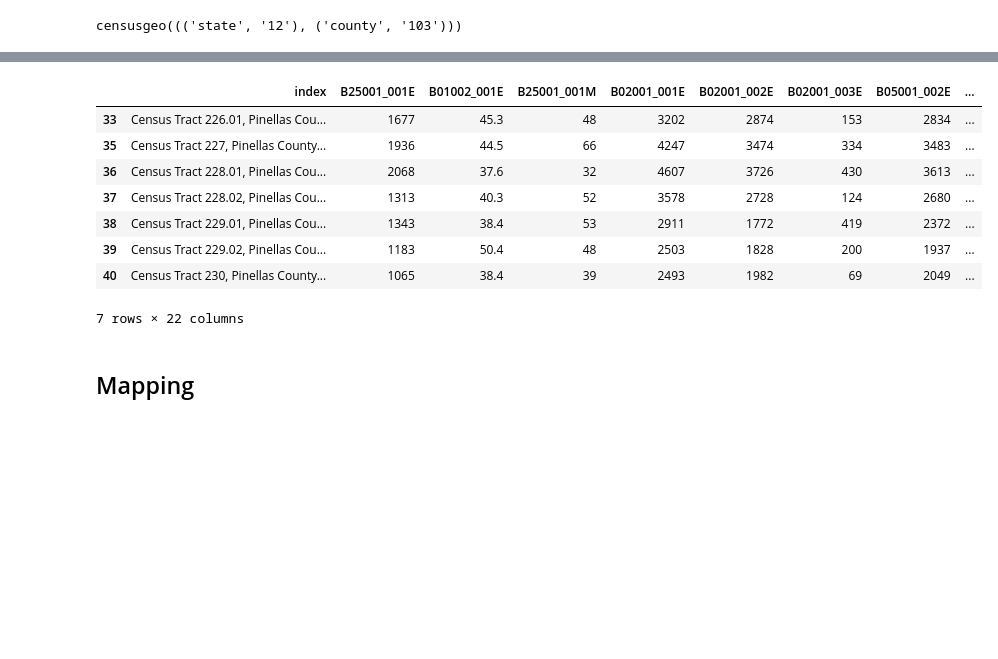
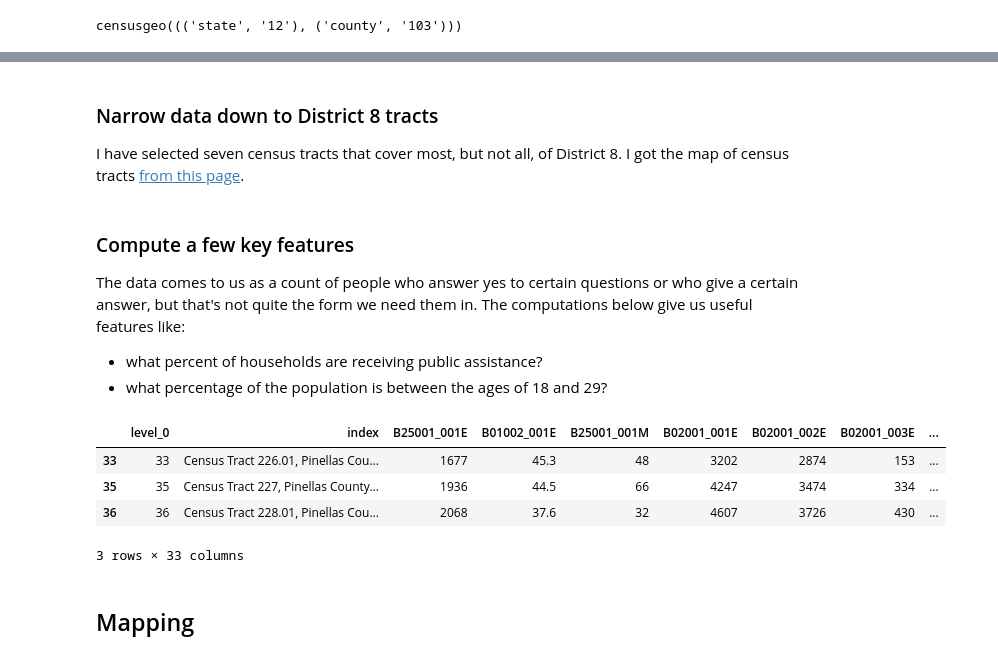
Before and after one commit to james-trimarco/district_8_demographics, a Jupyter notebook: District_8_demographics.ipynb, the cells around one changed output, grey strips where cells are left out. Saved outputs shown, nothing was run; the diff lists cells and outputs as text; code cells hidden in the pictures; blank space fills up the shorter version.

```diff
--- a/District_8_demographics.ipynb
+++ b/District_8_demographics.ipynb
@@ -27,7 +47,7 @@ censusgeo((('state', '12'), ('county', '103')))
 - Citizenship information from [this link](https://www.socialexplorer.com/data/ACS2015_5yr/metadata/?ds=ACS15_5yr&table=B05001)
 - Education information from [this link](https://www.socialexplorer.com/data/ACS2015_5yr/metadata/?ds=ACS15_5yr&table=B15003)
 # %%
-pinellas_vac = censusdata.download(
+pinellas_acs = censusdata.download(
     "acs5",
     2015,
     censusdata.censusgeo(
@@ -52,45 +72,87 @@ pinellas_vac = censusdata.download(
         "B15003_023E",  # Master's Degree
         "B15003_024E",  # Professional school Degree
         "B15003_025E",  # Doctorate
-        ###
+        ### Benefits
         "B19058_001E",  # total households
         "B19058_002E",  # Receives assistance or SNAP
+        ### Percent between 18 and 30
+        "B01001_007E",  # male 18 and 19
+        "B01001_008E",
+        "B01001_009E",
+        "B01001_010E",
+        "B01001_011E",  # male 25 to 29
+        "B01001_032E",  # female 18 and 19
+        "B01001_033E",
+        "B01001_034E",
+        "B01001_035E",  # female 25 to 29
     ],
 )
+# %% [markdown]
+### Narrow data down to District 8 tracts
+I have selected seven census tracts that cover most, but not all, of District 8. I got the map of census tracts [from this page](https://www2.census.gov/geo/maps/dc10map/tract/st12_fl/c12103_pinellas/DC10CT_C12103_002.pdf).
 # %%
-pinellas_vac = pinellas_vac.reset_index()
+pinellas_acs = pinellas_acs.reset_index()
 
-pinellas_vac["tract"] = pinellas_vac["index"].astype(str).str[-6:]
+pinellas_acs["tract"] = pinellas_vac["index"].astype(str).str[-6:]
 cond = pinellas_vac["tract"].isin(
     ["022801", "022802", "022700", "023000", "022902", "022901", "022601"]
 )
-district_8 = pinellas_vac[cond].copy()
+district_8 = pinellas_acs[cond].copy()
+# %% [markdown]
+### Compute a few key features
+The data comes to us as a count of people who answer yes to certain questions or who give a certain answer, but that's not quite the form we need them in. The computations below give us useful features like:
+
+- what percent of households are receiving public assistance?
+- what percentage of the population is between the ages of 18 and 29?
 # %%
 district_8["percent_white"] = round(
     district_8["B02001_002E"] / district_8["B02001_001E"], 3
 )
+
 district_8["median_age_total"] = district_8["B01002_001E"]
+
 district_8["percent_us_born"] = round(
     district_8["B05001_002E"] / district_8["B02001_001E"], 3
 )
+
 district_8["percent_college"] = round(
-    (district_8["B15003_022E"] + district_8["B15003_023E"] + district_8["B15003_024E"] + district_8["B15003_025E"]) / district_8["B02001_001E"],
+    (
+        district_8["B15003_022E"]
+        + district_8["B15003_023E"]
+        + district_8["B15003_024E"]
+        + district_8["B15003_025E"]
+    )
+    / district_8["B02001_001E"],
     3,
 )
+
 district_8["percent_assistance"] = round(
     district_8["B19058_002E"] / district_8["B19058_001E"], 3
 )
-district_8
+
+district_8["percent_18_to_29"] = round(
+    (
+        district_8["B01001_007E"]
+        + district_8["B01001_008E"]
+        + district_8["B01001_009E"]
+        + district_8["B01001_010E"]
+        + district_8["B01001_011E"]
+        + district_8["B01001_032E"]
+        + district_8["B01001_033E"]
+        + district_8["B01001_034E"]
+        + district_8["B01001_035E"]
+    )
+    / district_8["B02001_001E"],
+    3,
+)
+
+district_8.head(3)
 # %% [output]
-|  | index | B25001_001E | B01002_001E | B25001_001M | B02001_001E | B02001_002E | B02001_003E | B05001_002E | ... |
-| 33 | Census Tract 226.01, Pinellas Cou... | 1677 | 45.3 | 48 | 3202 | 2874 | 153 | 2834 | ... |
-| 35 | Census Tract 227, Pinellas County... | 1936 | 44.5 | 66 | 4247 | 3474 | 334 | 3483 | ... |
-| 36 | Census Tract 228.01, Pinellas Cou... | 2068 | 37.6 | 32 | 4607 | 3726 | 430 | 3613 | ... |
-| 37 | Census Tract 228.02, Pinellas Cou... | 1313 | 40.3 | 52 | 3578 | 2728 | 124 | 2680 | ... |
-| 38 | Census Tract 229.01, Pinellas Cou... | 1343 | 38.4 | 53 | 2911 | 1772 | 419 | 2372 | ... |
-| 39 | Census Tract 229.02, Pinellas Cou... | 1183 | 50.4 | 48 | 2503 | 1828 | 200 | 1937 | ... |
-| 40 | Census Tract 230, Pinellas County... | 1065 | 38.4 | 39 | 2493 | 1982 | 69 | 2049 | ... |
+|  | level_0 | index | B25001_001E | B01002_001E | B25001_001M | B02001_001E | B02001_002E | B02001_003E | ... |
+| 33 | 33 | Census Tract 226.01, Pinellas Cou... | 1677 | 45.3 | 48 | 3202 | 2874 | 153 | ... |
+| 35 | 35 | Census Tract 227, Pinellas County... | 1936 | 44.5 | 66 | 4247 | 3474 | 334 | ... |
+| 36 | 36 | Census Tract 228.01, Pinellas Cou... | 2068 | 37.6 | 32 | 4607 | 3726 | 430 | ... |
-7 rows × 22 columns
+3 rows × 33 columns
 # %% [markdown]
 ## Mapping
 # %%
```
Also changed, not shown: parts of 12 cells of this notebook.
